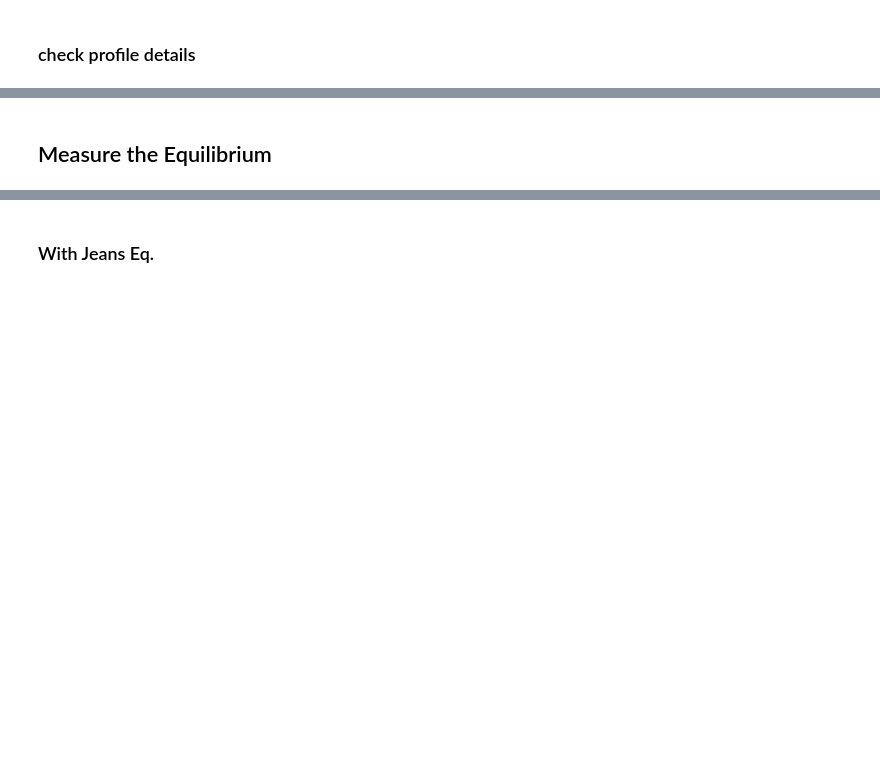
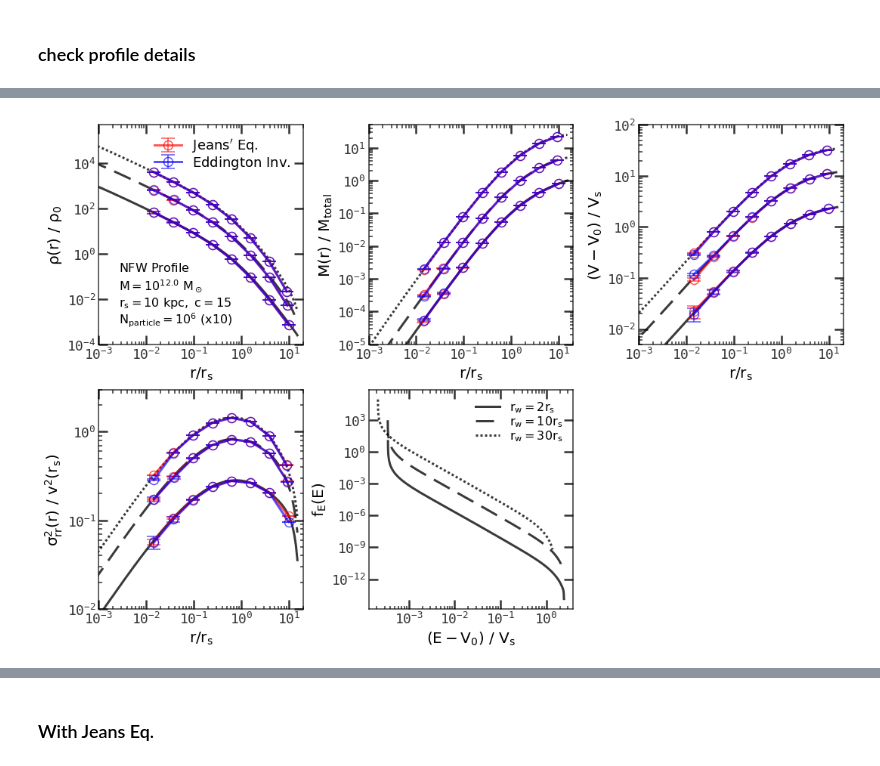
Before and after one commit to ChenYangyao/UMASS-A850Lab-Astro-N-Body, a Jupyter notebook: labs/week-7/wdir/InitialCondition.ipynb, the cells around one changed output, grey strips where cells are left out. Saved outputs shown, nothing was run; the diff lists cells and outputs as text; code cells hidden in the pictures; blank space fills up the shorter version.

```diff
--- a/labs/week-7/wdir/InitialCondition.ipynb
+++ b/labs/week-7/wdir/InitialCondition.ipynb
@@ -483,2 +252,75 @@ plt.show()
-# %% [markdown]
-## Measure the Equilibrium
+# %%
+_, axs = m_get_figure((15, 10), 2, 3)
+axs = axs[0] + axs[1]
+
+
+lims = [[1.0e-4, 5.0e5], [1.0e-5, 5.0e1], [5.0e-3, 1.0e2], [0.01, 3]]
+ylabs = [ r'$\rm \rho(r)\ /\ \rho_0$', r'$\rm M(r)\ /\ M_{total} $',
+        r'$\rm (V-V_0)\ /\ V_s $', r'$\rm \sigma_{rr}^2(r)\ /\ v^2(r_s) $' ]
+offs = [ 1.0e1, 0.5e1, 0.5e1, 0.3e1, 1.0e2 ]
+
+mlabs = [r"$\rm Jeans'\ Eq.$", r'$\rm Eddington\ Inv.$']
+labs_r = [r'r_w=2r_s',r'r_w=10r_s',r'r_w=30r_s']
+lss = ['-', (0,(8,4)), (0,(1,1)) ]
+
+
+for ir in 0,1,2:
+    pf = nfws[ir]
+    sts_jeans, sts_edd = sts_rs[ir]
+
+    x1, x2 = pf['x0'], pf['xvir']
+    rs, vel_s, Vs, V0 = pf['rs'], np.sqrt(pf['Vs']), pf['Vs'], pf['V0']
+    mass, rho0 = pf['mass'], pf['rho0']
+
+    # theory
+    r = np.logspace( np.log10(x1), np.log10(x2), 200) * rs
+    rho = pf.rho( r ) / rho0
+    M = pf.M( r ) / mass
+    V = (pf.V( r ) - V0) / Vs
+    sigma2 = pf.sigma2( r ) / vel_s**2
+    fE = pf.fE( pf.V(r) )
+
+    for i,d in enumerate([rho, M, V, sigma2]):
+        ax = axs[i]
+        ax.plot( r/rs, np.abs(d) * offs[i]**ir, c=mycms2_r[0], lw=3., ls=lss[ir] )
+        m_set_lim(ax, [1.0e-3, 20], lims[i])
+    axs[4].plot( V, fE* offs[4]**ir, c=mycms2_r[0], lw=3., ls=lss[ir], label=r'$\rm %s$'%(labs_r[ir]) )
+
+    # randoms
+    for ist, sts in enumerate([sts_jeans, sts_edd]):
+        r, _  = mean_sd(sts, 'rval')/rs
+        sel = r>1.0e-2
+        rho, rho_e = mean_sd(sts, 'rho')/rho0
+        llab = {} if ir != 0 else {'label': mlabs[ist]}
+        axs[0].errorbar(r[sel], rho[sel]*offs[0]**ir, yerr=rho_e[sel], **efmt, c=mycms2[ist], **llab)
+        M, M_e = mean_sd(sts, 'M')/mass
+        axs[1].errorbar(r[sel], M[sel]*offs[1]**ir, yerr=M_e[sel], **efmt, c=mycms2[ist])
+        V, V_e = mean_sd(sts, 'V')
+        V_e = V_e/Vs
+        V = (V-V0)/Vs
+        V_theory = (pf.V(r*rs) - V0)/Vs
+        V = V + V_theory[-1] - V[-1]
+        axs[2].errorbar(r[sel], V[sel]*offs[2]**ir, yerr=V_e[sel], **efmt, c=mycms2[ist])
+        s2, s2_e = mean_sd(sts, 'sigma2') / 3. / vel_s**2
+        axs[3].errorbar(r[sel], s2[sel]*offs[3]**ir, yerr=s2_e[sel], **efmt, c=mycms2[ist])
+
+
+axs[0].legend(loc='upper right', fontsize=18, frameon=False, labelspacing=0.)
+txposs( axs[0], [r'$\rm NFW\ Profile$',
+        r'$\rm M=10^{12.0}\ M_\odot$',
+        r'$\rm r_s=10\ kpc,\ c=15$', \
+        r'$\rm N_{particle}=10^6\ (x10)$'], (.1, .35), (0. -.08), 'k' )
+for ax in axs:
+    m_set_scale(ax,'log', 'log')
+axs[4].legend( loc='upper right', **leg_fmt )
+axs[5].set_axis_off()
+for i in range(4):
+    m_set_label(axs[i], r'$\rm r/r_s$', ylabs[i])
+m_set_label(axs[4], r'$\rm (E-V_0)\ /\ V_s$', r'$\rm f_E(E)$')
+
+
+plt.tight_layout()
+plt.savefig('output/profile_recipe_statistics.pdf')
+plt.show()
+# %% [output]
+[figure, added]
```
Also changed, not shown: parts of 50 cells of this notebook, 3 other files.
